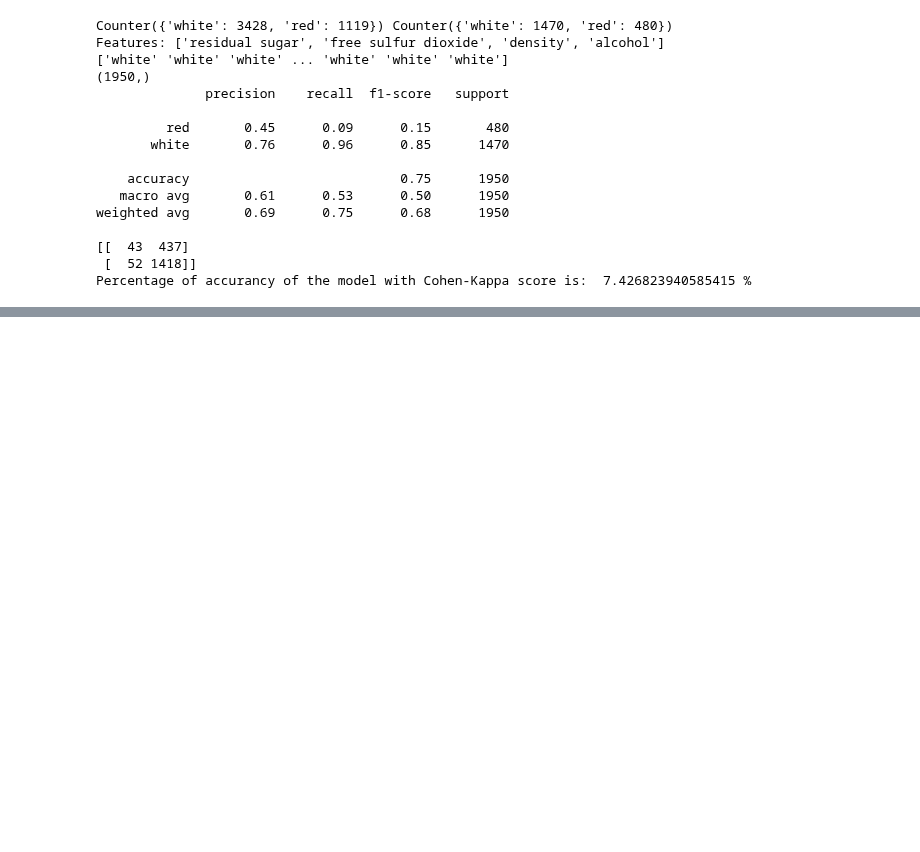
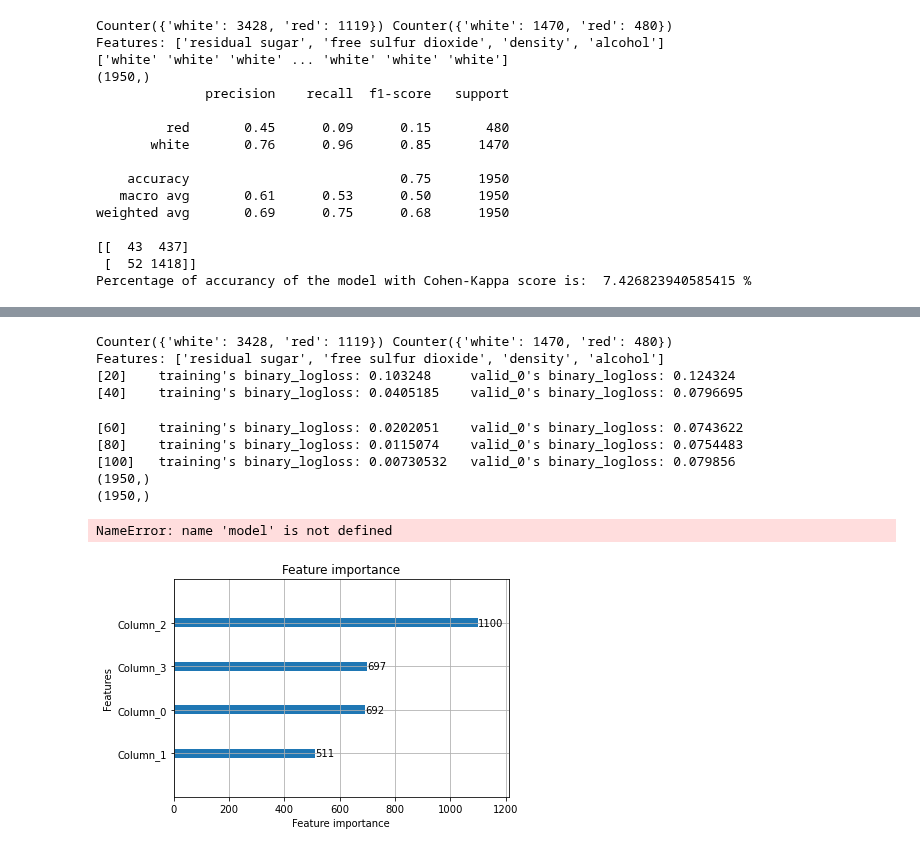
Before and after one commit to Jacopo-Spadon/Wine-not, a Jupyter notebook: Wine-not-ML.ipynb, the cells around one changed output, grey strips where cells are left out. Saved outputs shown, nothing was run; the diff lists cells and outputs as text; code cells hidden in the pictures; blank space fills up the shorter version.

```diff
--- a/Wine-not-ML.ipynb
+++ b/Wine-not-ML.ipynb
@@ -713,34 +712,46 @@ Percentage of accurancy of the model with Cohen-Kappa score is:  -0.959961177789
 # %%
 # Model: lightgbm.Booster R/W
 
 # from sklearn import metrics
 # import lightgbm as lgb
 
-# X = wines.iloc[:, lambda df: [3, 5, 7, 10]]
-# var_names = X.columns
-# y = np.array(wines['wine_type'])
+X = wines.iloc[:, lambda df: [3, 5, 7, 10]]
+var_names = X.columns
+y = np.array(wines['wine_type'])
 
-# X_train, X_test, y_train, y_test = train_test_split(X, y, test_size=0.3, random_state=42, stratify=wines.wine_type)
+X_train, X_test, y_train, y_test = train_test_split(X, y, test_size=0.3, random_state=42, stratify=wines.wine_type)
 
-# print(Counter(y_train), Counter(y_test))
-# print('Features:', list(var_names))
+print(Counter(y_train), Counter(y_test))
+print('Features:', list(var_names))
 
-# rs=RobustScaler()
+rs=RobustScaler()
 
-# X_train = rs.fit_transform(X_train)
-# X_test = rs.fit_transform(X_test)
+X_train = rs.fit_transform(X_train)
+X_test = rs.fit_transform(X_test)
 
 
-# lgbmc = lgb.LGBMClassifier(learning_rate=0.09,max_depth=-5,random_state=42)
-# lgbmc.fit(x_train,y_train,eval_set=[(x_test,y_test),(x_train,y_train)], verbose=20,eval_metric='logloss')
+lgbmc = lgb.LGBMClassifier(learning_rate=0.09,max_depth=-5,random_state=42)
+lgbmc.fit(X_train,y_train,eval_set=[(X_test,y_test),(X_train,y_train)], verbose=20,eval_metric='logloss')
 
-# pred_wines_rw_lgbmc= lgbmc.predict(X_test)
+pred_wines_rw_lgbmc= lgbmc.predict(X_test)
 
-# print(pred_wines_rw_lgbmc.shape)
-# print(y_test.shape)
+print(pred_wines_rw_lgbmc.shape)
+print(y_test.shape)
 
-# lgb.plot_importance(lgbmc)
-# lgb.plot_metric(model)
+lgb.plot_importance(lgbmc)
+lgb.plot_metric(model)
+# %% [output]
+Counter({'white': 3428, 'red': 1119}) Counter({'white': 1470, 'red': 480})
+Features: ['residual sugar', 'free sulfur dioxide', 'density', 'alcohol']
+[20]    training's binary_logloss: 0.103248     valid_0's binary_logloss: 0.124324
+[40]    training's binary_logloss: 0.0405185    valid_0's binary_logloss: 0.0796695
+[60]    training's binary_logloss: 0.0202051    valid_0's binary_logloss: 0.0743622
+[80]    training's binary_logloss: 0.0115074    valid_0's binary_logloss: 0.0754483
+[100]   training's binary_logloss: 0.00730532   valid_0's binary_logloss: 0.079856
+(1950,)
+(1950,)
+NameError: name 'model' is not defined
+[figure, added]
 # %%
 pip install lightgbm
 # %% [output]
```
Also changed, not shown: parts of 3 cells of this notebook.
